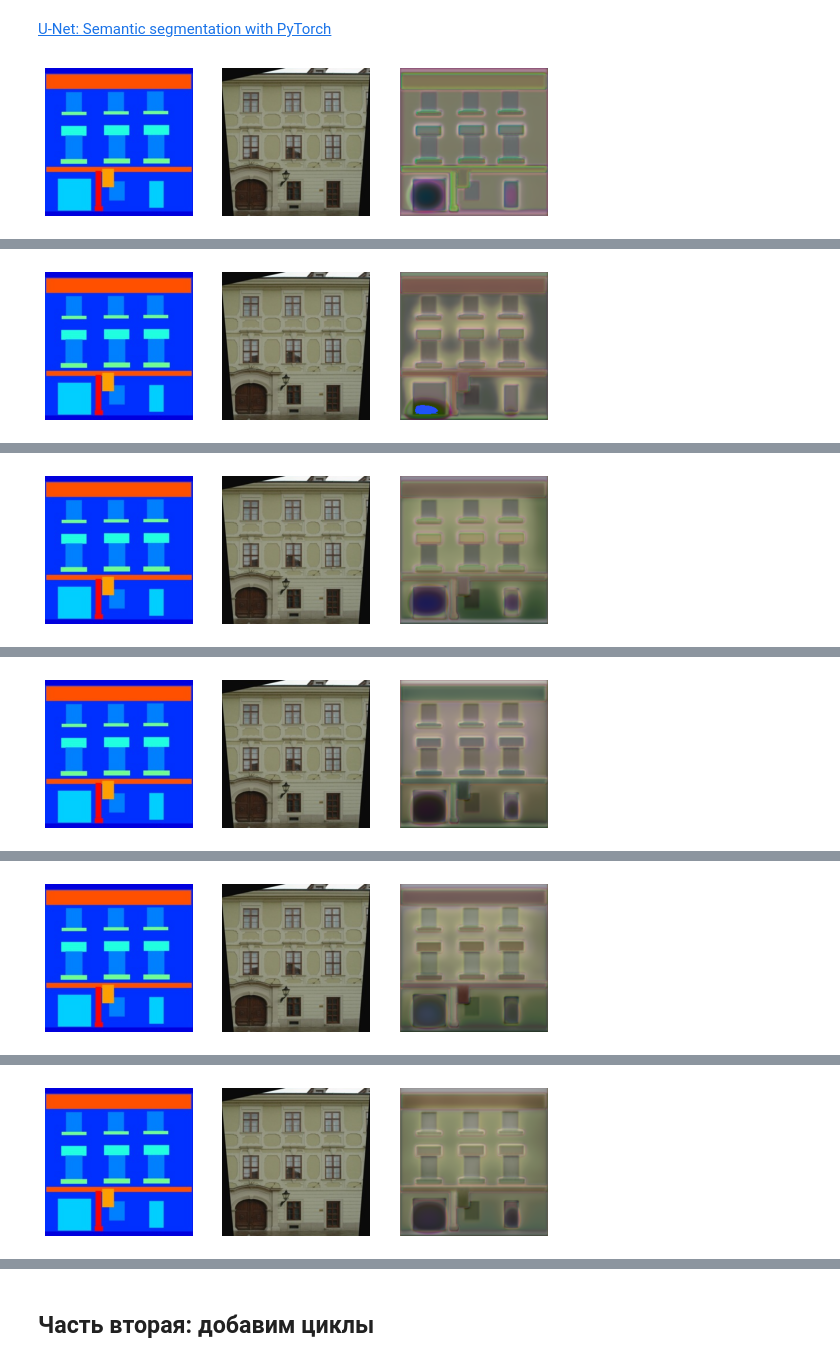
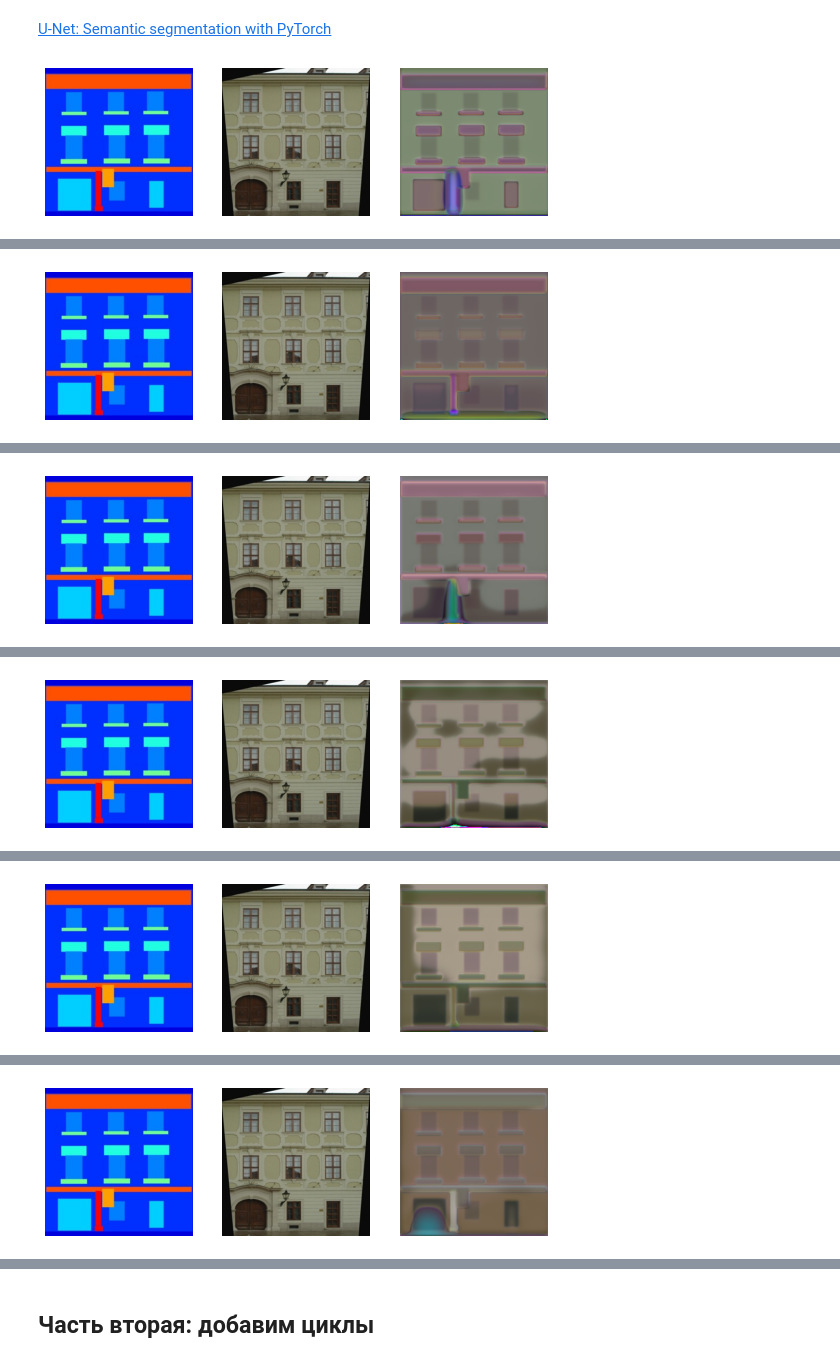
Before and after one commit to StepDan23/MADE_RL, a Jupyter notebook: hw_3/hw_3.ipynb, the cells around one changed output, grey strips where cells are left out. Drawn from its saved outputs; the diff is of its cells as text; code cells hidden in the pictures.

```diff
--- a/hw_3/hw_3.ipynb
+++ b/hw_3/hw_3.ipynb
@@ -196,14 +214,15 @@ class Discriminator(nn.Module):
 # %%
-BATCH_SIZE = 16
+BATCH_SIZE = 6
 train_dataset = PixToPixDataset('facades/train/')
 test_dataset = PixToPixDataset('facades/test/')
 
-train_dataloader = DataLoader(dataset=train_dataset, batch_size=BATCH_SIZE, shuffle=True)
-test_dataloader = DataLoader(dataset=test_dataset, batch_size=BATCH_SIZE, shuffle=False)
+train_dataloader = DataLoader(dataset=train_dataset, batch_size=BATCH_SIZE, shuffle=True, drop_last=True)
+test_dataloader = DataLoader(dataset=test_dataset, batch_size=BATCH_SIZE, shuffle=False, drop_last=True)
 # %%
 revert_image = torchvision.transforms.ToPILImage()
 
-def show_eval_image(g_model, figsize=(16, 9), img_id=8):
+
+def show_eval_image(g_model, figsize=(3, 9), img_id=8):
         in_i, out_i = test_dataset[img_id]
         fig, ax = plt.subplots(1, 3)
         fig.set_figheight(figsize[0])
@@ -222,6 +241,8 @@ def train(g_model, g_opt, d_model, d_opt, alpha=10, n_epoch=10, device=DEVICE):
     for i, epoch in enumerate(range(n_epoch)):
             epoch_g_losses = []
             epoch_d_losses = []
+            valid = torch.ones(BATCH_SIZE).to(device)
+            false = torch.zeros(BATCH_SIZE).to(device)
 
             for input_tensor, output_tensor in tqdm(train_dataloader, total=len(train_dataloader)):
                 input_tensor = input_tensor.to(device)
@@ -230,12 +251,10 @@ def train(g_model, g_opt, d_model, d_opt, alpha=10, n_epoch=10, device=DEVICE):
                 # generator
                 g_opt.zero_grad()
 
-                g_model.train()
                 d_model.eval()
                 x_gen = g_model(input_tensor)
-                pred_fake = d_model(torch.cat([input_tensor, x_gen], dim=1))
-                pred_true = d_model(torch.cat([input_tensor, output_tensor], dim=1))
-                g_loss = alpha * F.l1_loss(x_gen.cpu(), output_tensor.cpu()) - torch.log(pred_fake.cpu()).mean() # alpha * l1 + bce
+                pred_fake = torch.sigmoid(d_model(torch.cat([input_tensor, x_gen], dim=1))[:,0])
+                g_loss = alpha * F.l1_loss(x_gen, output_tensor) + F.binary_cross_entropy(pred_fake, valid)
                 g_loss.backward()
                 g_opt.step()
 
@@ -243,8 +262,9 @@ def train(g_model, g_opt, d_model, d_opt, alpha=10, n_epoch=10, device=DEVICE):
                 d_opt.zero_grad()
 
                 d_model.train()
-                pred_fake = d_model(torch.cat([x_gen.detach(), output_tensor], dim=1))
-                d_loss = -torch.log(1 - pred_fake.cpu()).mean() - torch.log(pred_true.cpu()).mean() # bce_fake + bce_true
+                pred_fake = torch.sigmoid(d_model(torch.cat([input_tensor, x_gen.detach()], dim=1))[:,0])
+                pred_true = torch.sigmoid(d_model(torch.cat([input_tensor, output_tensor], dim=1))[:,0])
+                d_loss = F.binary_cross_entropy(pred_fake, false) + F.binary_cross_entropy(pred_true, valid) # bce_fake + bce_true
                 d_loss.backward()
                 d_opt.step()
 
@@ -252,16 +272,21 @@ def train(g_model, g_opt, d_model, d_opt, alpha=10, n_epoch=10, device=DEVICE):
                 epoch_d_losses.append(d_loss.item())
 
             show_eval_image(g_model)
-            print(f"Epoch {i + 1}/{n_epoch}, train losses: gen {np.mean(epoch_g_losses):.4f}/ disc {np.mean(epoch_d_losses):.4f}")
+            print(f"Epoch {i + 1}/{n_epoch}, train losses: gen {np.mean(epoch_g_losses):.4f} / disc {np.mean(epoch_d_losses):.4f}")
 # %%
 out_dim = 3
 
 generator = UNet(n_channels=3, n_classes=out_dim).to(DEVICE)
-discriminator = Discriminator(out_dim).to(DEVICE)
+
+discriminator = torchvision.models.resnet18(pretrained=True)
+discriminator.conv1 = nn.Conv2d(6, 64, kernel_size=(7, 7), stride=(2, 2), padding=(3, 3), bias=False)
+num_ftrs = discriminator.fc.in_features
+discriminator.fc = nn.Linear(num_ftrs, 2)
+discriminator = discriminator.to(DEVICE)
 
 opt_g = torch.optim.Adam(generator.parameters(), lr=7e-4)
 opt_d = torch.optim.Adam(discriminator.parameters(), lr=1e-3)
 # %%
-train(generator, opt_g, discriminator, opt_d, alpha=3)
+train(generator, opt_g, discriminator, opt_d, alpha=15, n_epoch=15)
 # %% [output]
-[figure, old version]
+[figure, new version]
@@ -269 +294 @@ Epoch 1/10, train losses: gen 1.0000/ disc 0.3497
-[figure, old version]
+[figure, new version]
@@ -271 +296 @@ Epoch 2/10, train losses: gen 0.5604/ disc 0.0106
-[figure, old version]
+[figure, new version]
@@ -273 +298 @@ Epoch 3/10, train losses: gen 0.5463/ disc 0.0028
-[figure, old version]
+[figure, new version]
@@ -275 +300 @@ Epoch 4/10, train losses: gen 0.5328/ disc 0.0012
-[figure, old version]
+[figure, new version]
@@ -277 +302 @@ Epoch 5/10, train losses: gen 0.5242/ disc 0.0010
-[figure, old version]
+[figure, new version]
```
Also changed, not shown: parts of 11 cells of this notebook.
